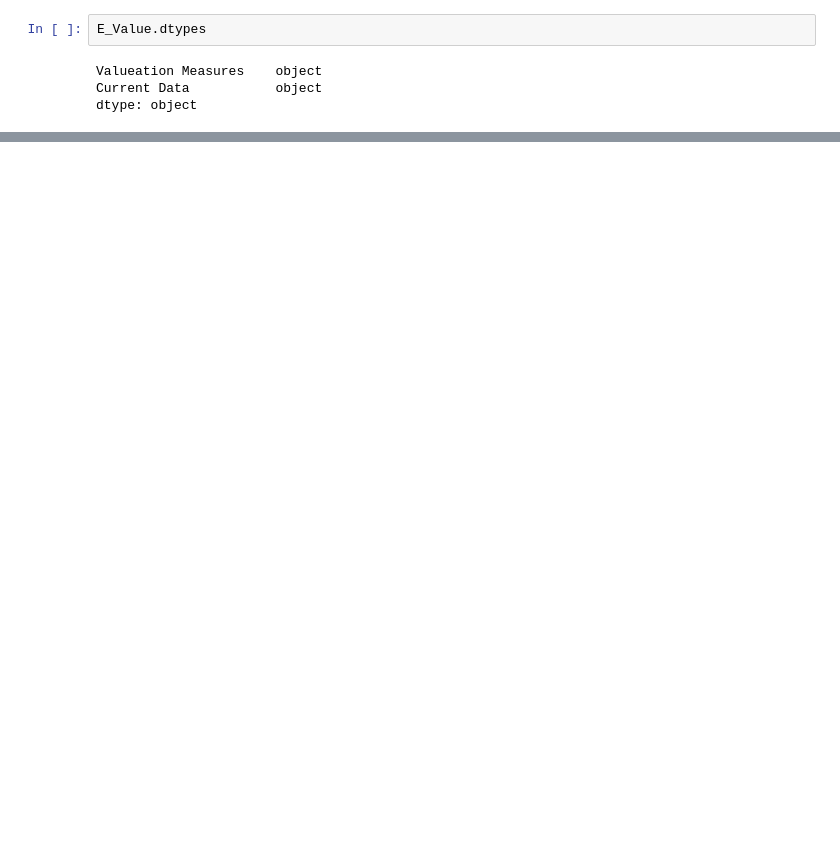
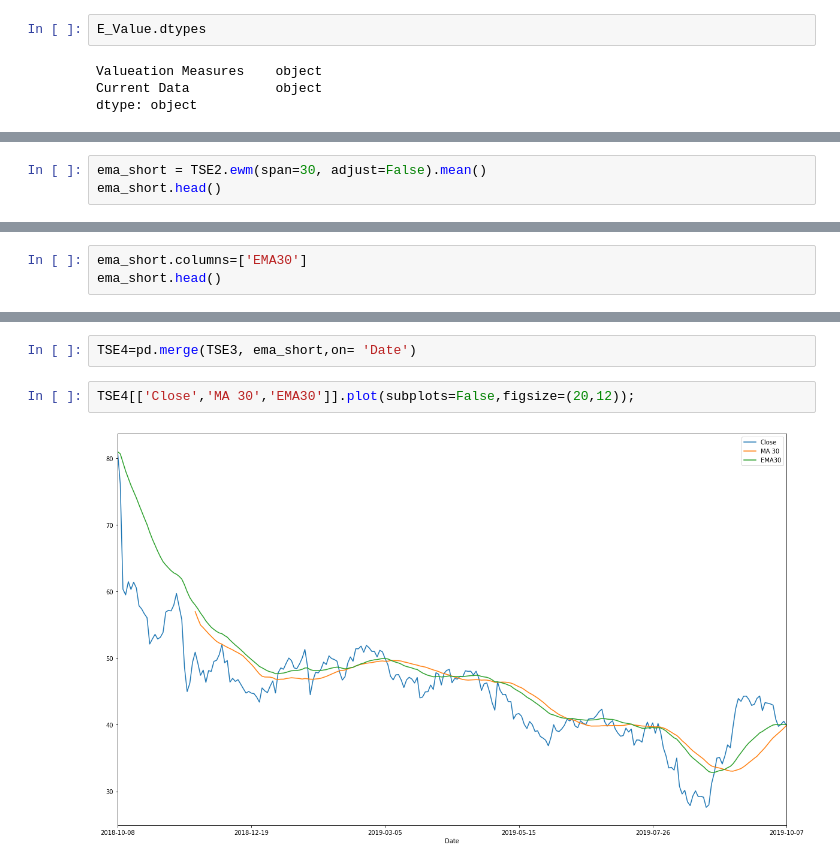
Before and after one commit to HengLi1029/Final_Project, a Jupyter notebook: Stock Valuation TSE.ipynb, the cells around one changed output, grey strips where cells are left out. Cells and saved outputs as stored; diff of their text form; blank space fills up the shorter version.

```diff
--- a/Stock Valuation TSE.ipynb
+++ b/Stock Valuation TSE.ipynb
@@ -291,0 +267,3 @@ KeyError: 'TSE'
+# %%
+ema_short = TSE2.ewm(span=30, adjust=False).mean()
+ema_short.head()
@@ -291,0 +278,3 @@ KeyError: 'TSE'
+# %%
+ema_short.columns=['EMA30']
+ema_short.head()
@@ -291,0 +289,6 @@ KeyError: 'TSE'
+# %%
+TSE4=pd.merge(TSE3, ema_short,on= 'Date')
+# %%
+TSE4[['Close','MA 30','EMA30']].plot(subplots=False,figsize=(20,12));
+# %% [output]
+[figure, added]
```
Also changed, not shown: parts of 33 cells of this notebook.
